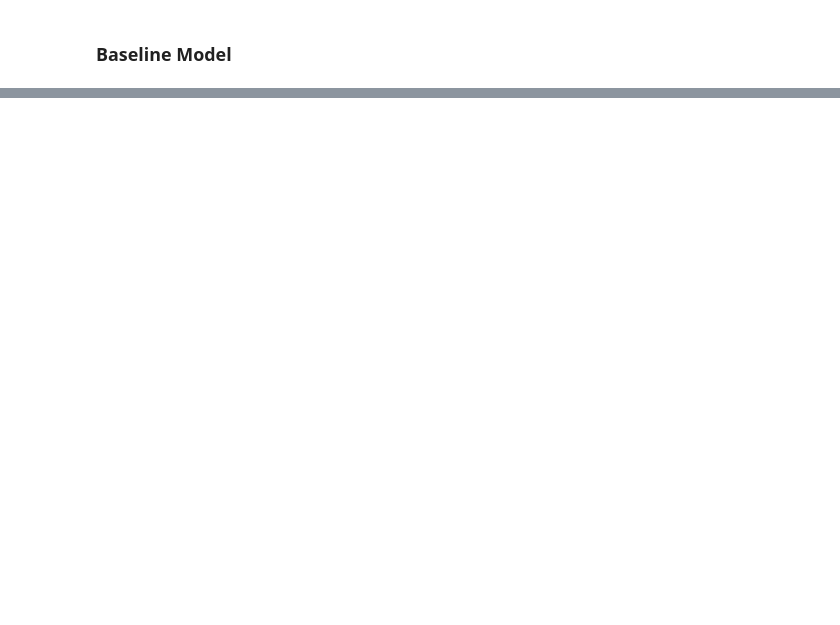
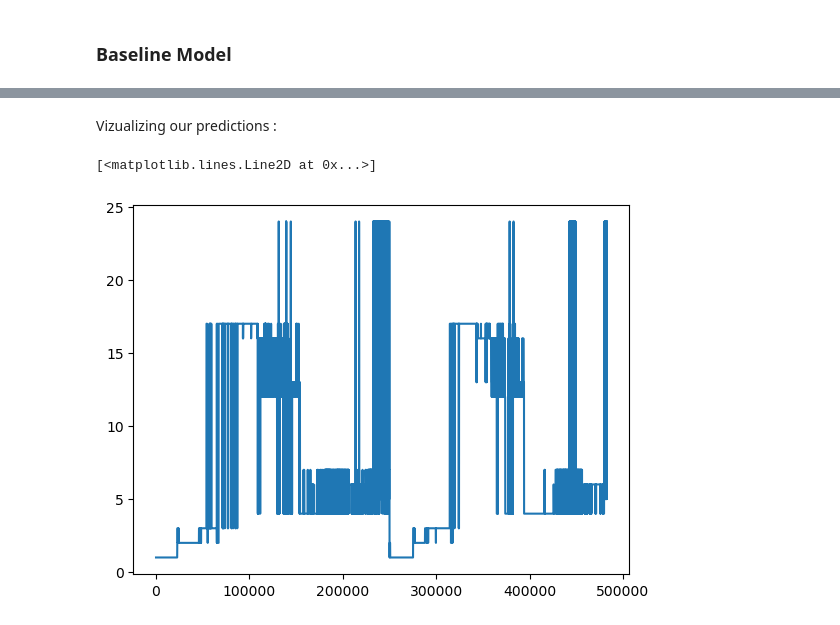
Before and after one commit to xAhmad1/PhysicalActivityDetection, a Jupyter notebook: Starting_notebook.ipynb, the cells around one changed output, grey strips where cells are left out. Drawn from its saved outputs; the diff is of its cells as text; code cells hidden in the pictures; blank space fills up the shorter version.

```diff
--- a/Starting_notebook.ipynb
+++ b/Starting_notebook.ipynb
@@ -414,0 +409,4 @@ def get_estimator():
+# %%
+from problem import get_test_data
+from sklearn.metrics import accuracy_score, log_loss
+data_test, labels_Test = get_test_data()
@@ -414,0 +417,7 @@ def get_estimator():
+# %%
+model = get_estimator()
+model.fit(data_train,labels_train)
+y_pred = model.predict(data_test)
+y_pred_proba = model.predict_proba(data_test)
+print("The log loss = {}".format(log_loss(labels_test,y_pred_proba)))
+print("The accuracy = {}".format(accuracy_score(labels_test,y_pred)))
@@ -414,0 +434,7 @@ def get_estimator():
+# %% [markdown]
+Vizualizing our predictions :
+# %%
+plt.plot(y_pred)
+# %% [output]
+[<matplotlib.lines.Line2D at 0x...>]
+[figure, added]
```
Also changed, not shown: parts of 27 cells of this notebook, 3 other files.
